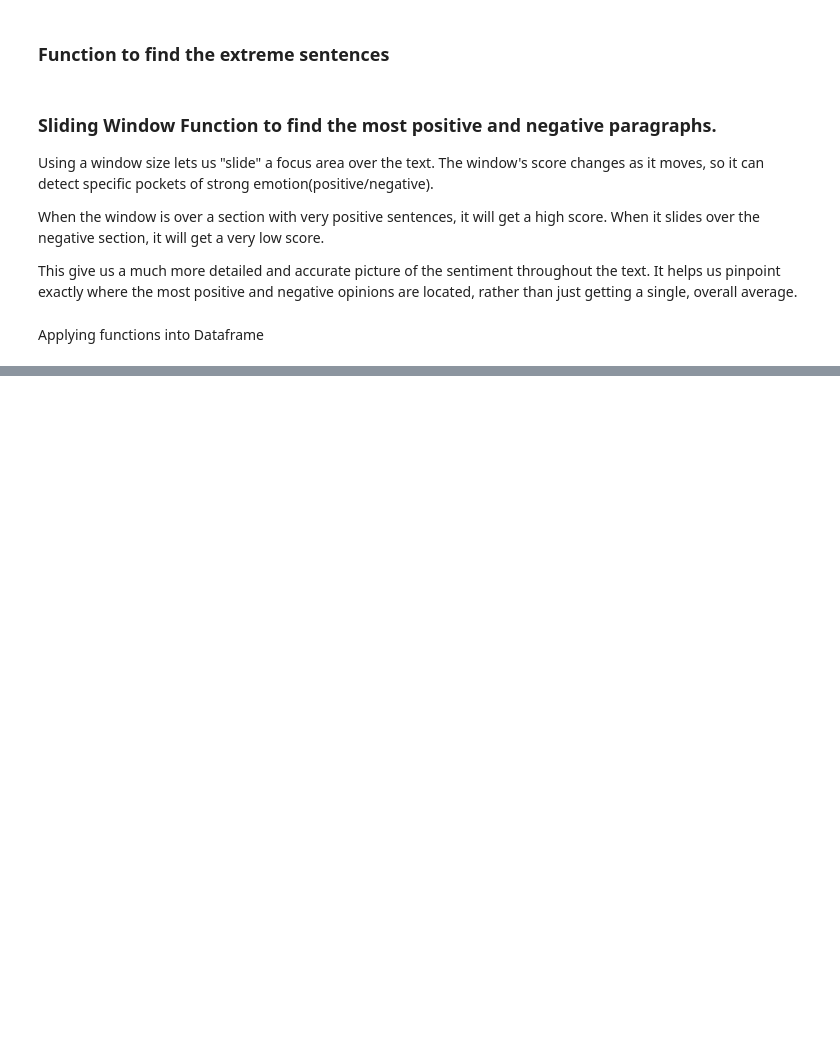
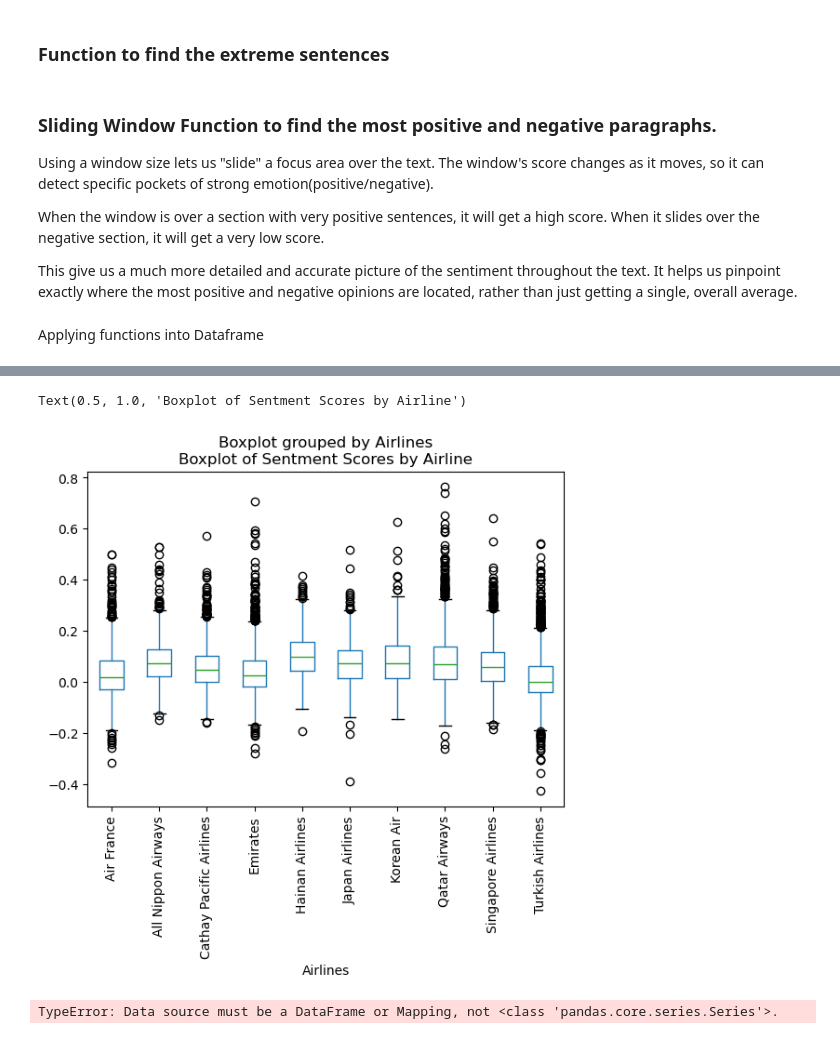
Before and after one commit to DyanelLancea/Airline-Review-Sentiement-Analysis, a Jupyter notebook: Airlines.ipynb, the cells around one changed output, grey strips where cells are left out. Drawn from its saved outputs; the diff is of its cells as text; code cells hidden in the pictures; blank space fills up the shorter version.

```diff
--- a/Airlines.ipynb
+++ b/Airlines.ipynb
@@ -222,0 +225,15 @@ df
+# %%
+ax = df.boxplot(column='Normalized Sentiment Score',by='Airlines',rot=90,grid=False)
+ax.set_title('Boxplot of Sentment Scores by Airline')
+# %% [output]
+Text(0.5, 1.0, 'Boxplot of Sentment Scores by Airline')
+[figure, added]
+# %%
+df['year'] = pd.DatetimeIndex(df['Date Published']).year
+df['month'] = pd.DatetimeIndex(df['Date Published']).month
+data = df.groupby(by=['Airlines', 'year'])['Normalized Sentiment Score'].mean()
+import seaborn as sns
+
+sns.lineplot(data=data, x="year", y="Normalized Sentiment Score", hue="Airlines", markers=True)
+# %% [output]
+TypeError: Data source must be a DataFrame or Mapping, not <class 'pandas.core.series.Series'>.
```
Also changed, not shown: parts of 5 cells of this notebook.
